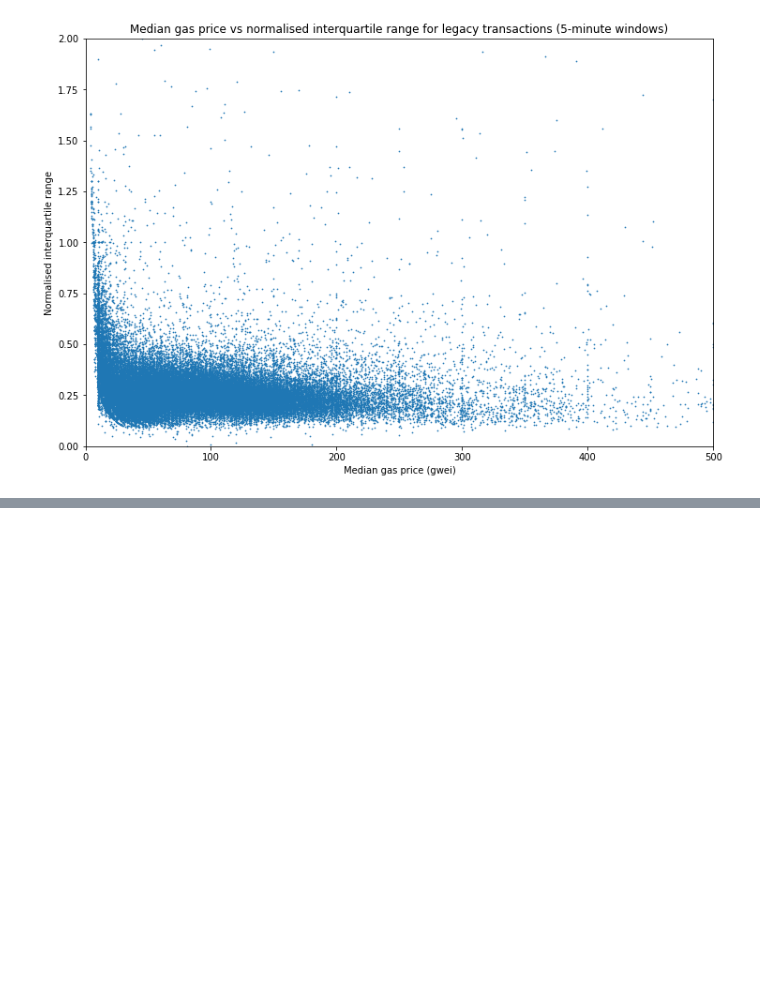
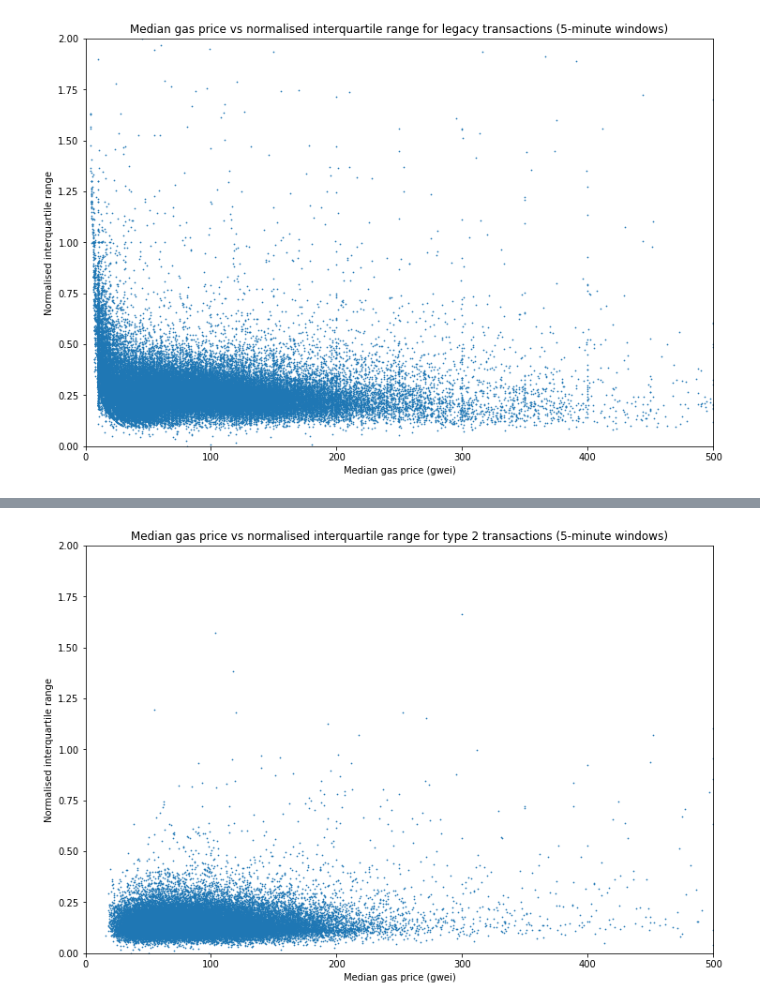
Before and after one commit to pintail-xyz/gas-market, a Jupyter notebook: iqr-vs-median.ipynb, the cells around one changed output, grey strips where cells are left out. Cells and saved outputs as stored; diff of their text form; code cells hidden in the pictures; blank space fills up the shorter version.

```diff
--- a/iqr-vs-median.ipynb
+++ b/iqr-vs-median.ipynb
@@ -165,0 +213,14 @@ ax.set_ylabel('Normalised interquartile range');
+# %%
+# plot normalised iqr against median
+
+fig, ax = plt.subplots(figsize=(12, 8))
+x = df_type2['median'] / 1e9
+y = (df_type2['3rd quartile'] - df_type2['1st quartile']) / df_type2['median']
+ax.scatter(x, y, s=0.5)
+ax.set_xlim(xmin=0, xmax=500)
+ax.set_ylim(ymin=0, ymax=2)
+ax.set_title('Median gas price vs normalised interquartile range for type 2 transactions (5-minute windows)')
+ax.set_xlabel('Median gas price (gwei)')
+ax.set_ylabel('Normalised interquartile range');
+# %% [output]
+[figure, added]
```
Also changed, not shown: parts of 3 cells of this notebook.
